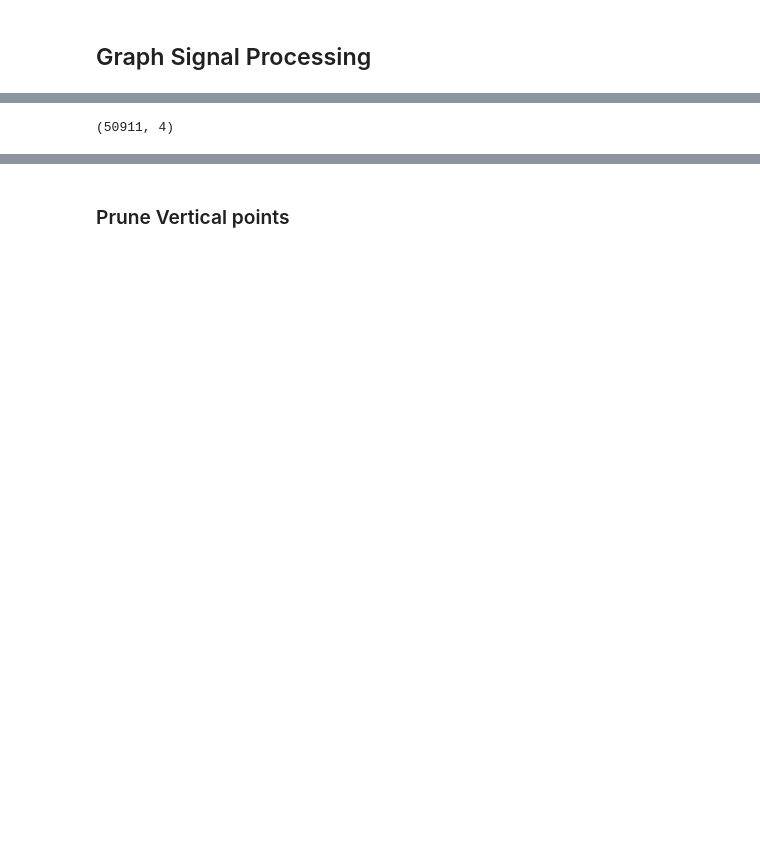
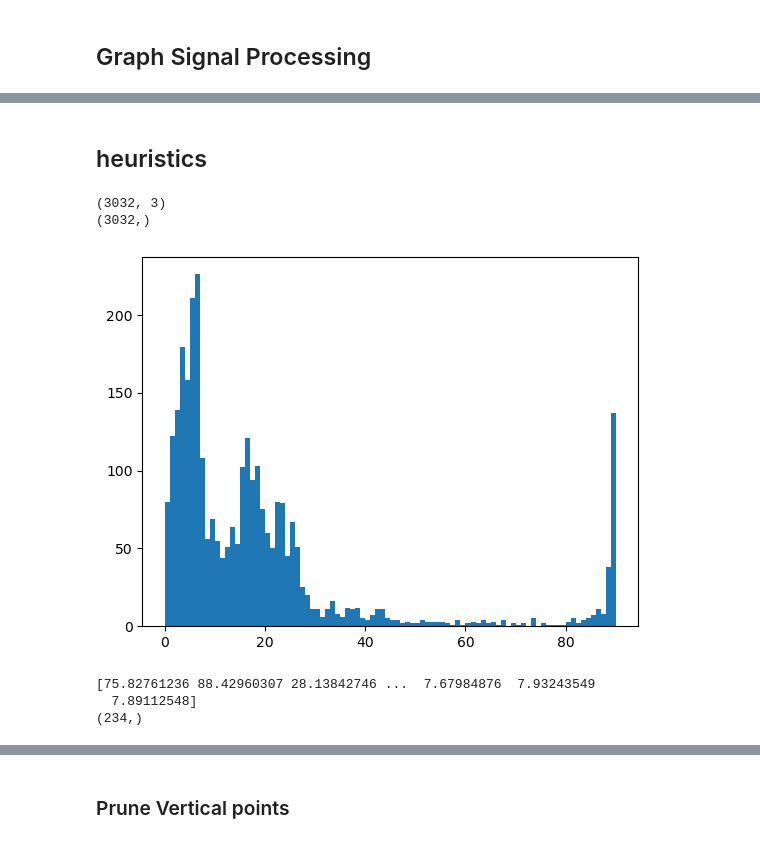
Before and after one commit to PeterJackNaylor/NN-4-change-detection, a Jupyter notebook: python/notebooks/[Sandbox,Data] Spectrum .ipynb, the cells around one changed output, grey strips where cells are left out. Cells and saved outputs as stored; diff of their text form; code cells hidden in the pictures; blank space fills up the shorter version.

```diff
--- a/python/notebooks/[Sandbox,Data] Spectrum .ipynb
+++ b/python/notebooks/[Sandbox,Data] Spectrum .ipynb
@@ -242,5 +241,5 @@ Jupyter environment detected. Enabling Open3D WebVisualizer.
 # %%
-print(data.shape)
+data = data_t0
 pts = data[::8,:3]
 # Pass xyz to Open3D.o3d.geometry.PointCloud and visualize
 pcd = o3d.geometry.PointCloud()
@@ -252,21 +251,52 @@ path_to_ply_data = str(Path("../../data/point_cloud.ply"))
 # Load saved point cloud and visualize it
 # pcd = o3d.io.read_point_cloud(path_to_ply_data)
 
-downpcd = pcd.voxel_down_sample(voxel_size=0.05)
+# downpcd = pcd.voxel_down_sample(voxel_size=0.05)
+downpcd = pcd
 o3d.visualization.draw_geometries([downpcd])
-
-radius =  3. # metres
-downpcd.estimate_normals(
-    search_param=o3d.geometry.KDTreeSearchParamHybrid(radius=radius, max_nn=30))
-dist, az, el = [1000, 0, 80]
-campera_loc_car = np.array([
-    dist*np.cos(np.deg2rad(el))*np.cos(np.deg2rad(az)),
-    dist*np.cos(np.deg2rad(el))*np.sin(np.deg2rad(az)),
-    dist*np.sin(np.deg2rad(el))
-])
-downpcd.orient_normals_towards_camera_location(
-    camera_location=campera_loc_car)
-o3d.visualization.draw_geometries([downpcd], point_show_normal=True)
-# %% [output]
-(50911, 4)
+# %% [markdown]
+## heuristics
+# %%
+## prune points with horizontal norms
+radius =  3. # metres
+downpcd.estimate_normals(
+    search_param=o3d.geometry.KDTreeSearchParamHybrid(radius=radius, max_nn=30))
+dist, az, el = [1000, 0, 80]
+campera_loc_car = np.array([
+    dist*np.cos(np.deg2rad(el))*np.cos(np.deg2rad(az)),
+    dist*np.cos(np.deg2rad(el))*np.sin(np.deg2rad(az)),
+    dist*np.sin(np.deg2rad(el))
+])
+downpcd.orient_normals_towards_camera_location(
+    camera_location=campera_loc_car)
+o3d.visualization.draw_geometries([downpcd], point_show_normal=True)
+
+
+normals = np.asarray(downpcd.normals)
+print(normals.shape)
+hpnorm = np.array([0,0,1])
+
+angles = np.arccos(np.abs(normals @ hpnorm) / (
+    np.linalg.norm(normals, axis=1) * np.linalg.norm(hpnorm) ))
+
+print(angles.shape)
+
+plt.hist(np.rad2deg(angles), bins=90)
+plt.show()
+
+print(np.rad2deg(angles))
+ind = np.where(np.abs(np.rad2deg(angles)) > 70)[0]
+print(ind.shape)
+
+point_with_hnorm = downpcd.select_by_index(ind)
+no_hnorm_pcd = downpcd.select_by_index(ind, invert=True)
+to_plot = no_hnorm_pcd
+o3d.visualization.draw_geometries([to_plot], point_show_normal=True)
+# %% [output]
+(3032, 3)
+(3032,)
+[figure, added]
+[75.82761236 88.42960307 28.13842746 ...  7.67984876  7.93243549
+  7.89112548]
+(234,)
 # %%
```
Also changed, not shown: parts of 13 cells of this notebook, 4 other files.
